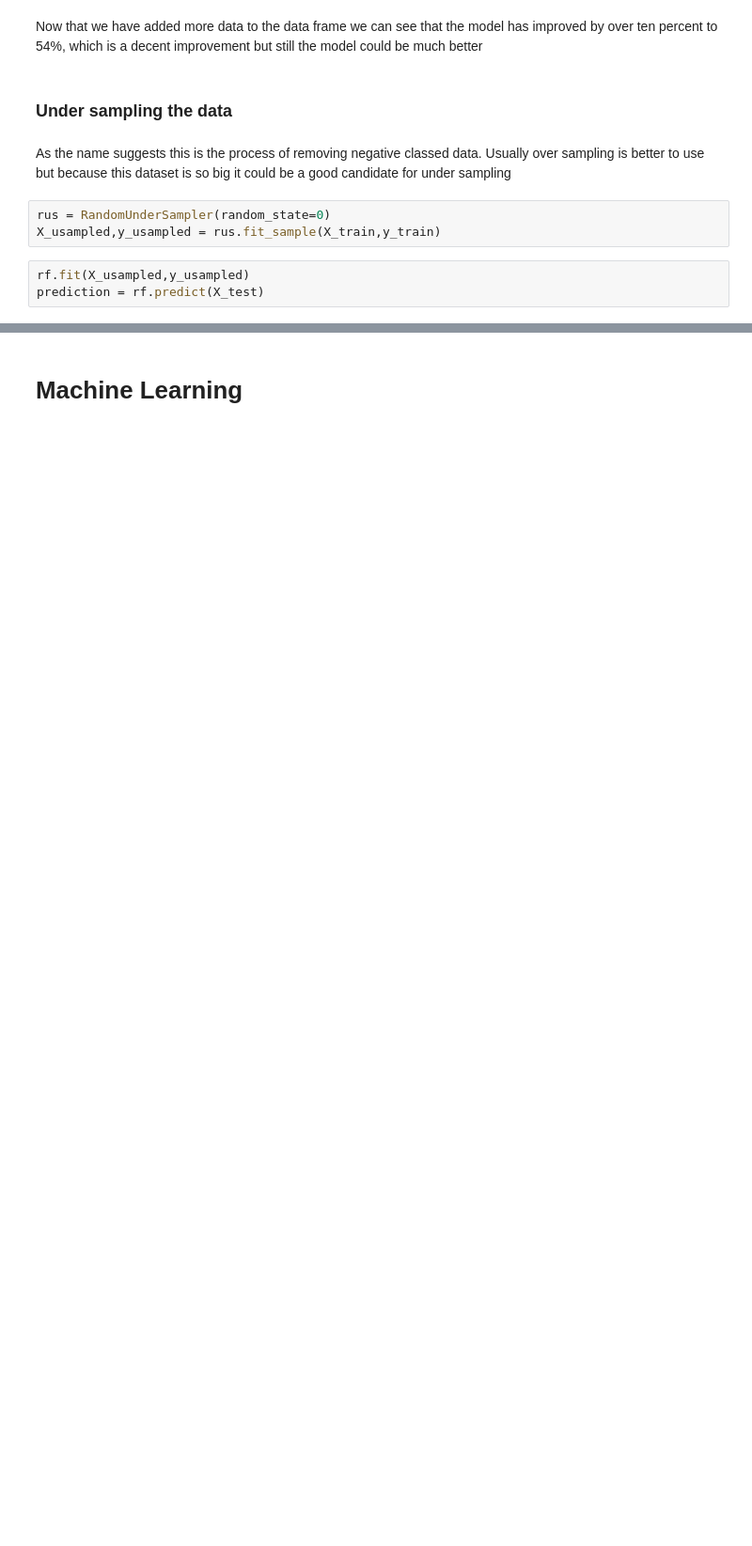
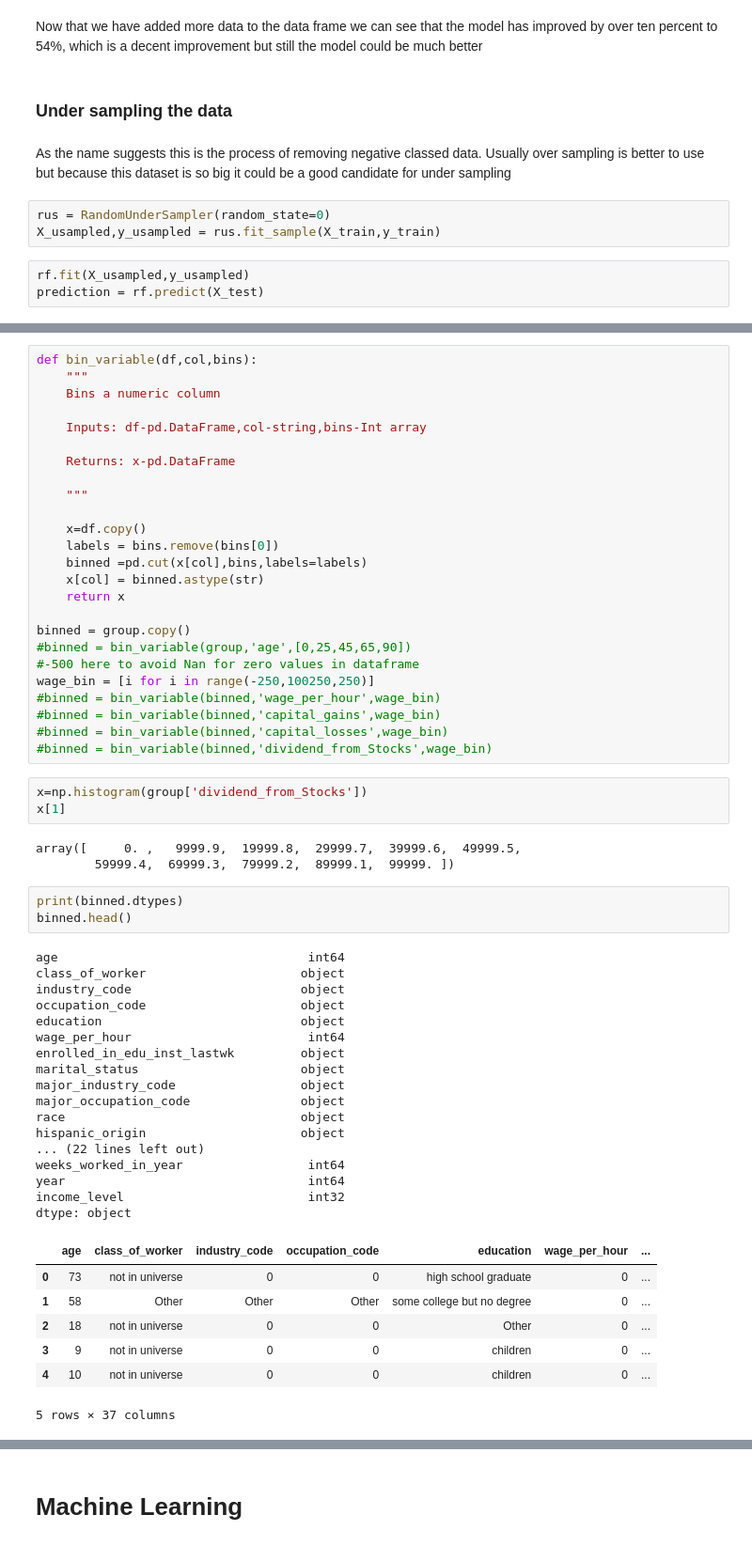
Before and after one commit to jcarpenter12/Imbalanced-Classification, a Jupyter notebook: Untitled2.ipynb, the cells around one changed output, grey strips where cells are left out. Shown at 94% size. Saved outputs shown, nothing was run; the diff lists cells and outputs as text; blank space fills up the shorter version.

```diff
--- a/Untitled2.ipynb
+++ b/Untitled2.ipynb
@@ -499,0 +579,59 @@ Now the model's recall score has increased to 88% which is a vast improvement. T
+# %%
+def bin_variable(df,col,bins):
+    """
+    Bins a numeric column
+
+    Inputs: df-pd.DataFrame,col-string,bins-Int array
+
+    Returns: x-pd.DataFrame
+
+    """
+
+    x=df.copy()
+    labels = bins.remove(bins[0])
+    binned =pd.cut(x[col],bins,labels=labels)
+    x[col] = binned.astype(str)
+    return x
+
+binned = group.copy()
+#binned = bin_variable(group,'age',[0,25,45,65,90])
+#-500 here to avoid Nan for zero values in dataframe
+wage_bin = [i for i in range(-250,100250,250)]
+#binned = bin_variable(binned,'wage_per_hour',wage_bin)
+#binned = bin_variable(binned,'capital_gains',wage_bin)
+#binned = bin_variable(binned,'capital_losses',wage_bin)
+#binned = bin_variable(binned,'dividend_from_Stocks',wage_bin)
+# %%
+x=np.histogram(group['dividend_from_Stocks'])
+x[1]
+# %% [output]
+array([     0. ,   9999.9,  19999.8,  29999.7,  39999.6,  49999.5,
+        59999.4,  69999.3,  79999.2,  89999.1,  99999. ])
+# %%
+print(binned.dtypes)
+binned.head()
+# %% [output]
+age                                  int64
+class_of_worker                     object
+industry_code                       object
+occupation_code                     object
+education                           object
+wage_per_hour                        int64
+enrolled_in_edu_inst_lastwk         object
+marital_status                      object
+major_industry_code                 object
+major_occupation_code               object
+race                                object
+hispanic_origin                     object
+... (22 lines left out)
+weeks_worked_in_year                 int64
+year                                 int64
+income_level                         int32
+dtype: object
+|  | age | class_of_worker | industry_code | occupation_code | education | wage_per_hour | ... |
+| 0 | 73 | not in universe | 0 | 0 | high school graduate | 0 | ... |
+| 1 | 58 | Other | Other | Other | some college but no degree | 0 | ... |
+| 2 | 18 | not in universe | 0 | 0 | Other | 0 | ... |
+| 3 | 9 | not in universe | 0 | 0 | children | 0 | ... |
+| 4 | 10 | not in universe | 0 | 0 | children | 0 | ... |
+5 rows × 37 columns
```
Also changed, not shown: parts of 47 cells of this notebook.
